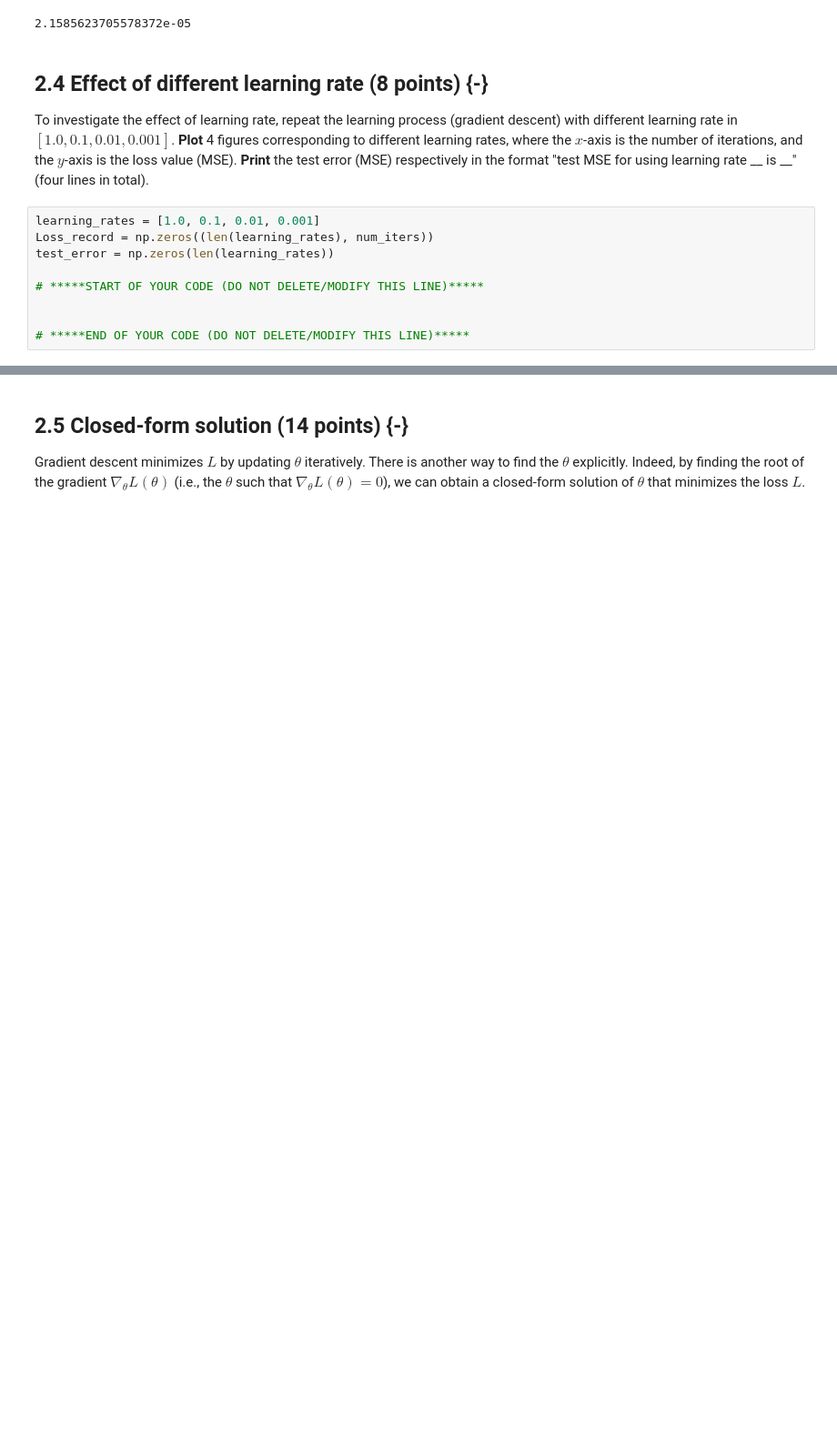
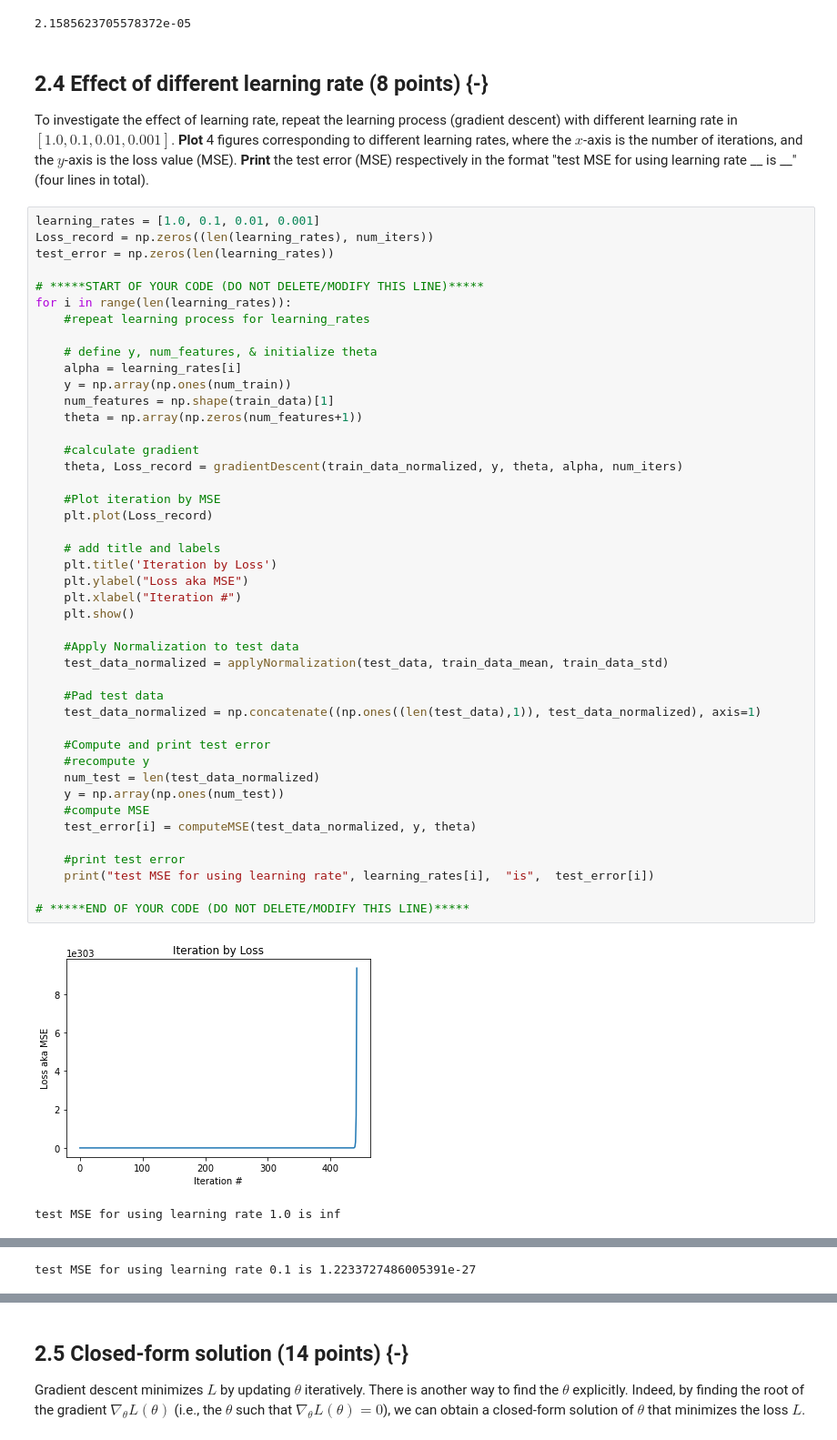
Before and after one commit to torwhite/CS412, a Jupyter notebook: Lab1/Lab_1.ipynb, the cells around one changed output, grey strips where cells are left out. Shown: that part at 91% size. Saved outputs shown, nothing was run; the diff lists cells and outputs as text; blank space fills up the shorter version.

```diff
--- a/Lab1/Lab_1.ipynb
+++ b/Lab1/Lab_1.ipynb
@@ -604,12 +602,50 @@ print(test_error)
 To investigate the effect of learning rate, repeat the learning process (gradient descent) with different learning rate in $[1.0, 0.1, 0.01, 0.001]$.
 **Plot** 4 figures corresponding to different learning rates, where the $x$-axis is the number of iterations,
 and the $y$-axis is the loss value (MSE). **Print** the test error (MSE) respectively in the format "test MSE for using learning rate __ is __" (four lines in total).
-# %%
-learning_rates = [1.0, 0.1, 0.01, 0.001]
-Loss_record = np.zeros((len(learning_rates), num_iters))
-test_error = np.zeros(len(learning_rates))
-
-# *****START OF YOUR CODE (DO NOT DELETE/MODIFY THIS LINE)*****
-
-
-# *****END OF YOUR CODE (DO NOT DELETE/MODIFY THIS LINE)*****
+# %%
+learning_rates = [1.0, 0.1, 0.01, 0.001]
+Loss_record = np.zeros((len(learning_rates), num_iters))
+test_error = np.zeros(len(learning_rates))
+
+# *****START OF YOUR CODE (DO NOT DELETE/MODIFY THIS LINE)*****
+for i in range(len(learning_rates)):
+    #repeat learning process for learning_rates
+
+    # define y, num_features, & initialize theta
+    alpha = learning_rates[i]
+    y = np.array(np.ones(num_train))
+    num_features = np.shape(train_data)[1]
+    theta = np.array(np.zeros(num_features+1))
+
+    #calculate gradient
+    theta, Loss_record = gradientDescent(train_data_normalized, y, theta, alpha, num_iters)
+
+    #Plot iteration by MSE
+    plt.plot(Loss_record)
+
+    # add title and labels
+    plt.title('Iteration by Loss')
+    plt.ylabel("Loss aka MSE")
+    plt.xlabel("Iteration #")
+    plt.show()
+
+    #Apply Normalization to test data
+    test_data_normalized = applyNormalization(test_data, train_data_mean, train_data_std)
+
+    #Pad test data
+    test_data_normalized = np.concatenate((np.ones((len(test_data),1)), test_data_normalized), axis=1)
+
+    #Compute and print test error
+    #recompute y
+    num_test = len(test_data_normalized)
+    y = np.array(np.ones(num_test))
+    #compute MSE
+    test_error[i] = computeMSE(test_data_normalized, y, theta)
+
+    #print test error
+    print("test MSE for using learning rate", learning_rates[i],  "is",  test_error[i])
+
+# *****END OF YOUR CODE (DO NOT DELETE/MODIFY THIS LINE)*****
+# %% [output]
+[figure, added]
+test MSE for using learning rate 1.0 is inf
@@ -615,0 +653 @@ test_error = np.zeros(len(learning_rates))
+test MSE for using learning rate 0.1 is 1.2233727486005391e-27
```
Also changed, not shown: parts of 4 cells of this notebook, 1 other file.
